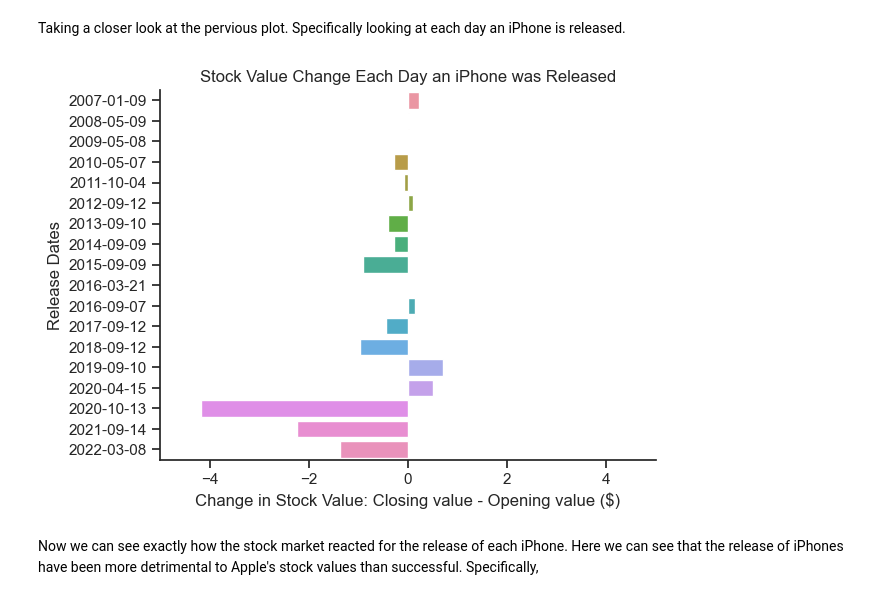
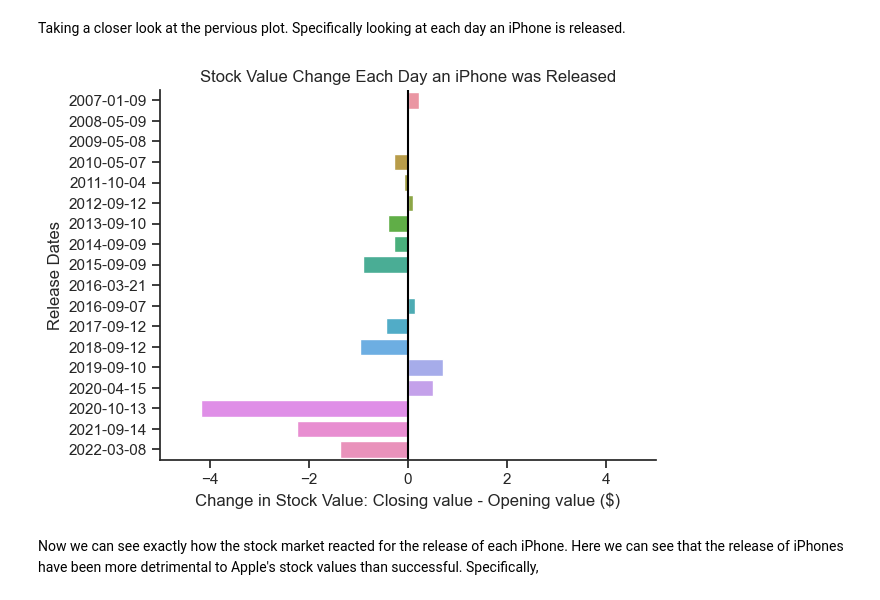
Before and after one commit to ubco-W2022T2-data301/project-group-group11, a Jupyter notebook: analysis/analysis1.ipynb, the cells around one changed output. Cells and saved outputs as stored; diff of their text form; code cells hidden in the pictures.

```diff
--- a/analysis/analysis1.ipynb
+++ b/analysis/analysis1.ipynb
@@ -168,8 +168,6 @@ iPhone_df.to_csv('../data/processed/iPhone_processed_analysis1.csv')
 * Merging df_iPhones and df_stocks
 # %%
 merged_df = pd.merge(stocks_df, iPhone_df, how='outer', left_on='Date', right_on='Release_Date')
-# %%
-merged_df['Date'] = merged_df['Date']
 # %% [markdown]
 ---
 ## Data Processing:
@@ -212,16 +210,16 @@ This plot shows an overview of how Apple's stock value has fluctuated over time.
 # %% [markdown]
 Taking a closer look at the pervious plot. Specifically looking at each day an iPhone is released.
 # %%
-temp_df = merged_df[merged_df['iPhone'].notnull()]
-#temp_df['Date'] = temp_df['Date'].dt.date
-sns.barplot(y=temp_df['Date'].dt.date, x='Change', data=temp_df)
+iphone_released_df = merged_df[merged_df['iPhone'].notnull()]
+sns.barplot(y=iphone_released_df['Date'].dt.date, x='Change', data=iphone_released_df)
 plt.title("Stock Value Change Each Day an iPhone was Released")
 plt.xlim(-5, 5)
 plt.xlabel("Change in Stock Value: Closing value - Opening value ($)")
 plt.ylabel("Release Dates")
+plt.axvline(x=0, color='black')
 plt.show()
 # %% [output]
-[figure, old version]
+[figure, new version]
 # %% [markdown]
 Now we can see exactly how the stock market reacted for the release of each iPhone. Here we can see that the release of iPhones have been more detrimental to Apple's stock values than successful. Specifically,
 # %% [markdown]
```
Also changed, not shown: parts of 8 cells of this notebook.
